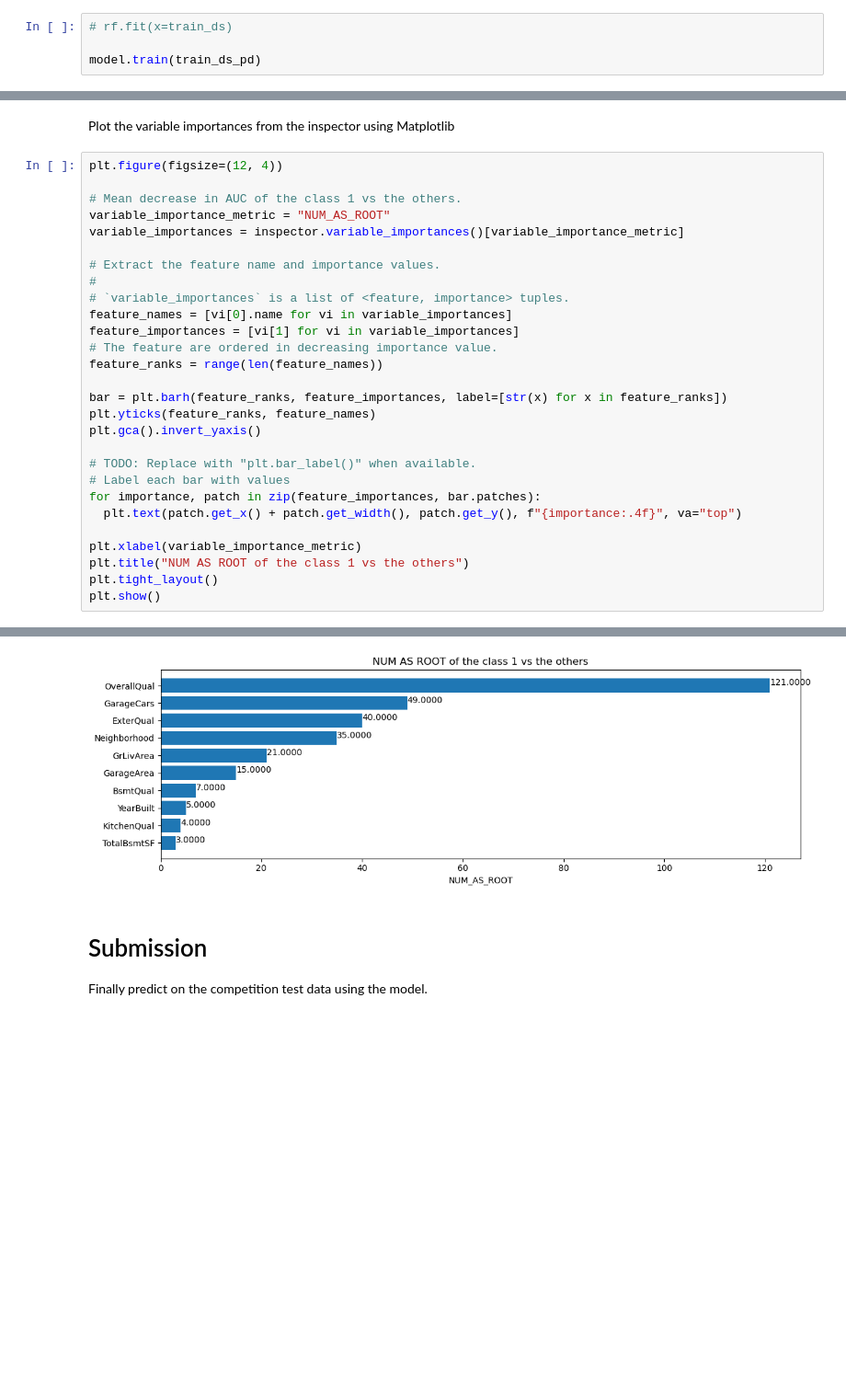
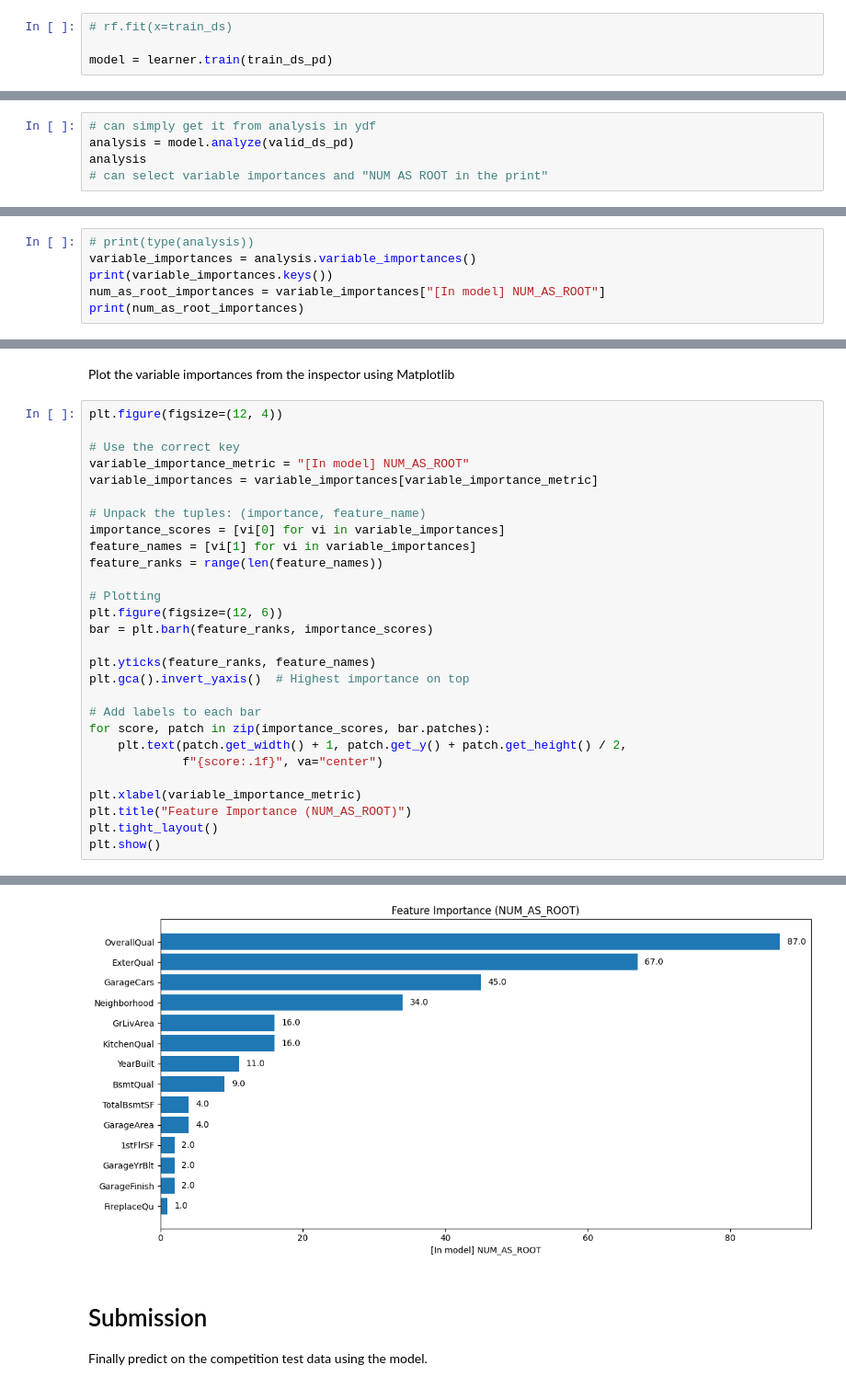
Before and after one commit to VadanKhan/houseprice-regression, a Jupyter notebook: src/houseprice_regression/house-prices-prediction-using-ydf.ipynb, the cells around one changed output, grey strips where cells are left out. Shown at 92% size. Saved outputs shown, nothing was run; the diff lists cells and outputs as text; blank space fills up the shorter version.

```diff
--- a/src/houseprice_regression/house-prices-prediction-using-ydf.ipynb
+++ b/src/houseprice_regression/house-prices-prediction-using-ydf.ipynb
@@ -288,5 +294,5 @@ You train using the Pandas DataFrame directly, passing the label column name:
 # %%
 # rf.fit(x=train_ds)
 
-model.train(train_ds_pd)
+model = learner.train(train_ds_pd)
 # %% [output]
@@ -358,0 +350,5 @@ Available variable importances:
+# %%
+# can simply get it from analysis in ydf
+analysis = model.analyze(valid_ds_pd)
+analysis
+# can select variable importances and "NUM AS ROOT in the print"
@@ -377,0 +363,6 @@ inspector.variable_importances()["NUM_AS_ROOT"]
+# %%
+# print(type(analysis))
+variable_importances = analysis.variable_importances()
+print(variable_importances.keys())
+num_as_root_importances = variable_importances["[In model] NUM_AS_ROOT"]
+print(num_as_root_importances)
@@ -380,29 +374,29 @@ Plot the variable importances from the inspector using Matplotlib
 # %%
 plt.figure(figsize=(12, 4))
 
-# Mean decrease in AUC of the class 1 vs the others.
-variable_importance_metric = "NUM_AS_ROOT"
-variable_importances = inspector.variable_importances()[variable_importance_metric]
+# Use the correct key
+variable_importance_metric = "[In model] NUM_AS_ROOT"
+variable_importances = variable_importances[variable_importance_metric]
 
-# Extract the feature name and importance values.
-#
-# `variable_importances` is a list of <feature, importance> tuples.
-feature_names = [vi[0].name for vi in variable_importances]
-feature_importances = [vi[1] for vi in variable_importances]
-# The feature are ordered in decreasing importance value.
+# Unpack the tuples: (importance, feature_name)
+importance_scores = [vi[0] for vi in variable_importances]
+feature_names = [vi[1] for vi in variable_importances]
 feature_ranks = range(len(feature_names))
 
-bar = plt.barh(feature_ranks, feature_importances, label=[str(x) for x in feature_ranks])
+# Plotting
+plt.figure(figsize=(12, 6))
+bar = plt.barh(feature_ranks, importance_scores)
+
 plt.yticks(feature_ranks, feature_names)
-plt.gca().invert_yaxis()
+plt.gca().invert_yaxis()  # Highest importance on top
 
-# TODO: Replace with "plt.bar_label()" when available.
-# Label each bar with values
-for importance, patch in zip(feature_importances, bar.patches):
-  plt.text(patch.get_x() + patch.get_width(), patch.get_y(), f"{importance:.4f}", va="top")
+# Add labels to each bar
+for score, patch in zip(importance_scores, bar.patches):
+    plt.text(patch.get_width() + 1, patch.get_y() + patch.get_height() / 2,
+             f"{score:.1f}", va="center")
 
 plt.xlabel(variable_importance_metric)
-plt.title("NUM AS ROOT of the class 1 vs the others")
+plt.title("Feature Importance (NUM_AS_ROOT)")
 plt.tight_layout()
 plt.show()
 # %% [output]
@@ -409,4 +404,4 @@ plt.show()
-[figure, old version]
+[figure, new version]
 # %% [markdown]
 # Submission
 Finally predict on the competition test data using the model.
```
Also changed, not shown: parts of 17 cells of this notebook, 1 other file.
